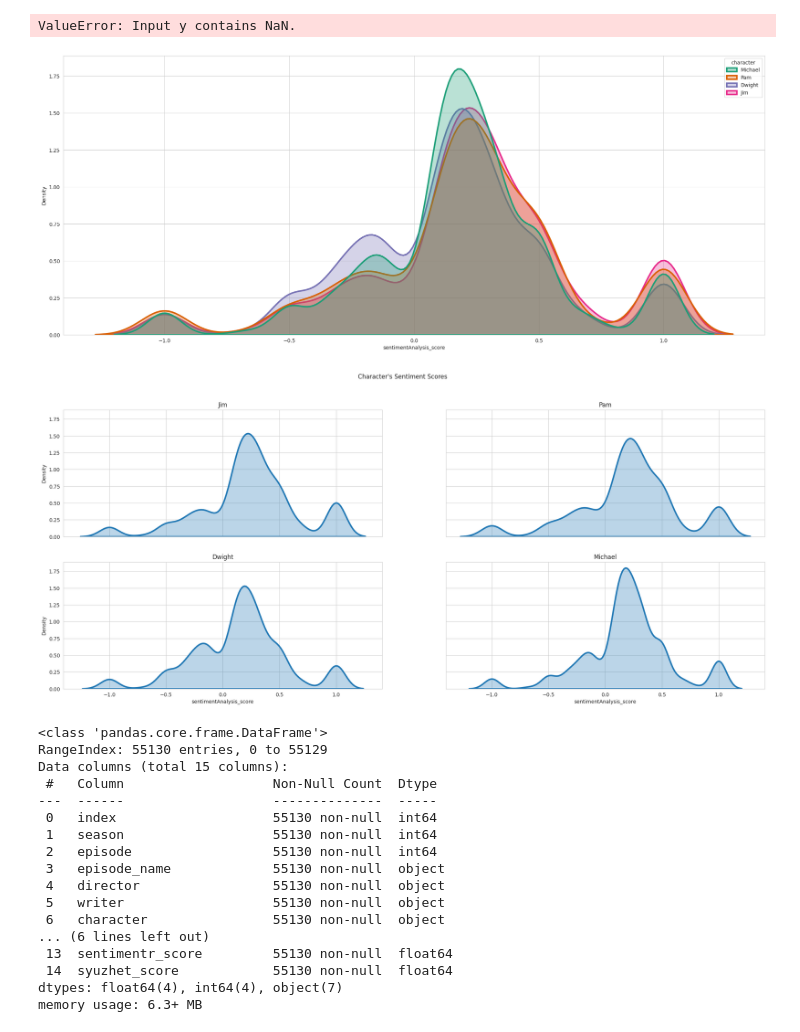
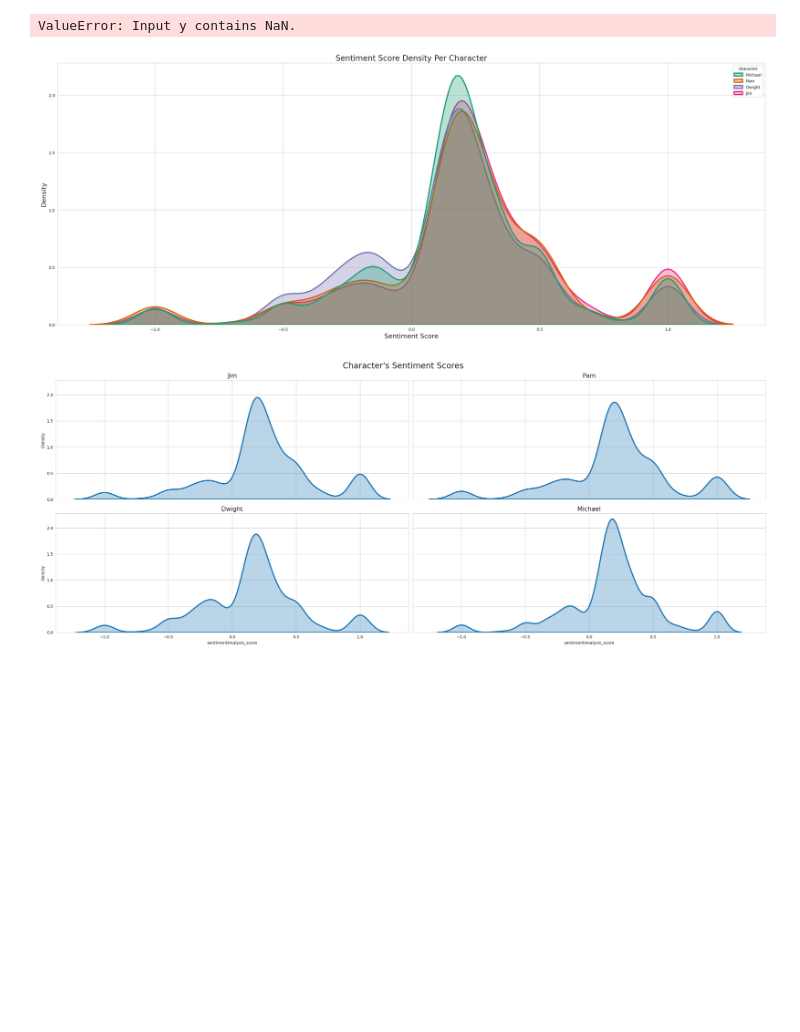
Before and after one commit to Lailamh/DSRP1, a Jupyter notebook: Data_Science_Research_Project.ipynb, the cells around one changed output. Saved outputs shown, nothing was run; the diff lists cells and outputs as text; code cells hidden in the pictures; blank space fills up the shorter version.

```diff
--- a/Data_Science_Research_Project.ipynb
+++ b/Data_Science_Research_Project.ipynb
@@ -459,49 +414,33 @@ plt.show()
 # %% [output]
 ValueError: Input y contains NaN.
 # %%
-#changes
+#create density plot- this is for the whole dataset
+characters = ["Jim", "Pam", "Michael", "Dwight"]
+characters_df = office_df[office_df['character'].isin(characters)]
 
 
-
-#cleaning the data better:
-characters_df['sentimentAnalysis_score'] = characters_df.groupby('character')['sentimentAnalysis_score'].transform(lambda x: x.fillna(x.median()))
-characters_df = characters_df[characters_df['sentimentAnalysis_score'] != 0.0]
-
-#create density plot- this is for the whole dataset
 characters_df['sentimentAnalysis_score'] = pd.to_numeric(characters_df['sentimentAnalysis_score'], errors = 'coerce')
 plt.figure(figsize = (25, 10))
 sns.set_style('whitegrid')
 palette = sns.color_palette('Dark2')
 
 sns.kdeplot(data = characters_df, x = 'sentimentAnalysis_score', hue = 'character', common_norm = False, fill = True, linewidth = 3, palette = palette, alpha = 0.3)
+plt.title("Sentiment Score Density Per Character", fontsize = 19)
+plt.xlabel("Sentiment Score", fontsize = 16)
+plt.ylabel("Density", fontsize = 16)
+plt.tight_layout()
 plt.show()
 # %% [output]
-[figure, old version]
+[figure, new version]
 # %%
 #density plot with all character's sentiment scores but not overlapped
 characters = ['Jim', 'Pam', 'Dwight', 'Michael']
 fig, axes = plt.subplots(2, 2, figsize = (25, 10), sharex = True, sharey = True)
 for ax, character in zip(axes.flatten(), characters):
   sns.kdeplot(data = characters_df[characters_df['character'] == character], x = 'sentimentAnalysis_score', fill = True, alpha = 0.3, linewidth = 3, ax = ax)
-  ax.set_title(character)
-  fig.suptitle("Character's Sentiment Scores")
+  ax.set_title(character, fontsize = 15)
+  fig.suptitle("Character's Sentiment Scores", fontsize = 20)
+  plt.tight_layout()
 plt.show()
 # %% [output]
-[figure, old version]
+[figure, new version]
-<class 'pandas.core.frame.DataFrame'>
-RangeIndex: 55130 entries, 0 to 55129
-Data columns (total 15 columns):
- #   Column                   Non-Null Count  Dtype
----  ------                   --------------  -----
- 0   index                    55130 non-null  int64
- 1   season                   55130 non-null  int64
- 2   episode                  55130 non-null  int64
- 3   episode_name             55130 non-null  object
- 4   director                 55130 non-null  object
- 5   writer                   55130 non-null  object
- 6   character                55130 non-null  object
-... (6 lines left out)
- 13  sentimentr_score         55130 non-null  float64
- 14  syuzhet_score            55130 non-null  float64
-dtypes: float64(4), int64(4), object(7)
-memory usage: 6.3+ MB
```
Also changed, not shown: parts of 3 cells of this notebook.
